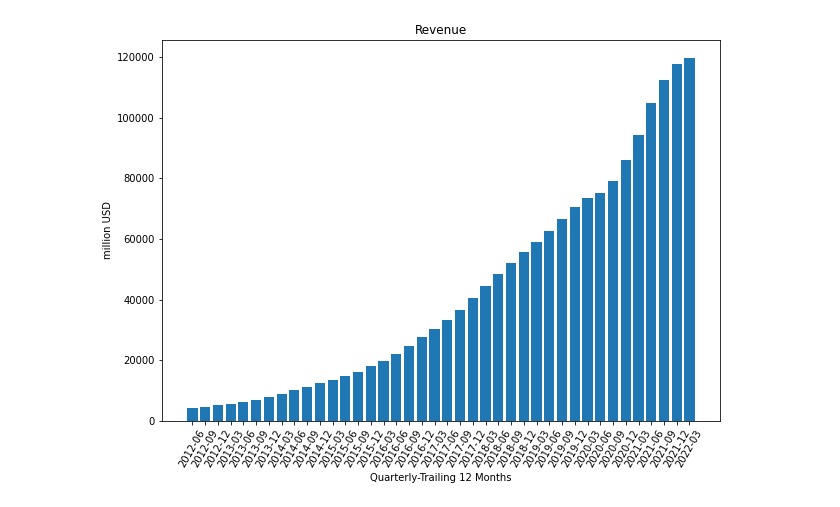
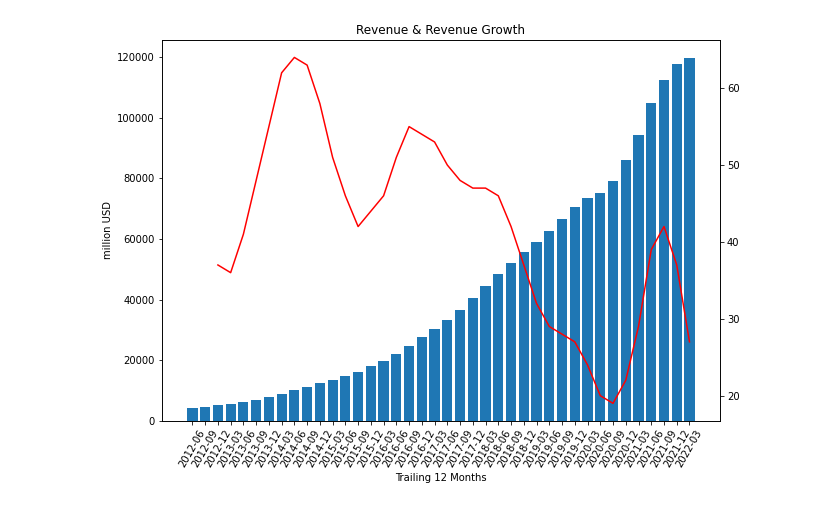
Before and after one commit to hunyadi95/Python-Visualization-of-stocks-fundamentals, a Jupyter notebook: main.ipynb, the cells around one changed output. Cells and saved outputs as stored; diff of their text form; code cells hidden in the pictures.

```diff
--- a/main.ipynb
+++ b/main.ipynb
@@ -5,4 +6,3 @@ import matplotlib.pyplot as plt
 import seaborn as sns
 # %%
-income_statement = pd.read_csv('/home/hunyadi95/p/viz_p/stock_as_example/Income Statement.csv',header= 1,index_col=0, na_values=['NaN','NM']).round(decimals=2)
-income_statement
+income_statement = pd.read_csv('/home/hunyadi95/p/viz_p/data/Income Statement.csv',header= 1,index_col=0, na_values=['NaN','NM']).round(decimals=2)
@@ -35,8 +15,11 @@ valuation_ratios=pd.read_csv('/home/hunyadi95/p/viz_p/stock_as_example/Valuation
 # %%
 fig, ax = plt.subplots(figsize=(10,7))
-ax.bar(income_statement.loc['Revenue'].index ,income_statement.loc['Revenue'].values,)
-ax.set(title="Revenue",xlabel='Quarterly-Trailing 12 Months',ylabel='million USD')
-ax.set_xticklabels(labels=income_statement.loc['Revenue'].index.str.slice(0,7), rotation=60)
-fig.savefig('fig.png')
+ax.bar(income_statement.columns,income_statement.loc['Revenue'].values,)
+ax.set(title="Revenue & Revenue Growth",xlabel='Trailing 12 Months',ylabel='million USD')
+ax.set_xticklabels(labels=income_statement.columns.str.slice(0,7), rotation=60)
+ax2=ax.twinx()
+ax2.plot(income_statement.loc['Revenue Growth (YoY)'].values*100,color='r')
+plt.show()
+# fig.savefig('Revenue.png')
 # %% [output]
-[figure, old version]
+[figure, new version]
```
Also changed, not shown: parts of 7 cells of this notebook, 8 other files.
